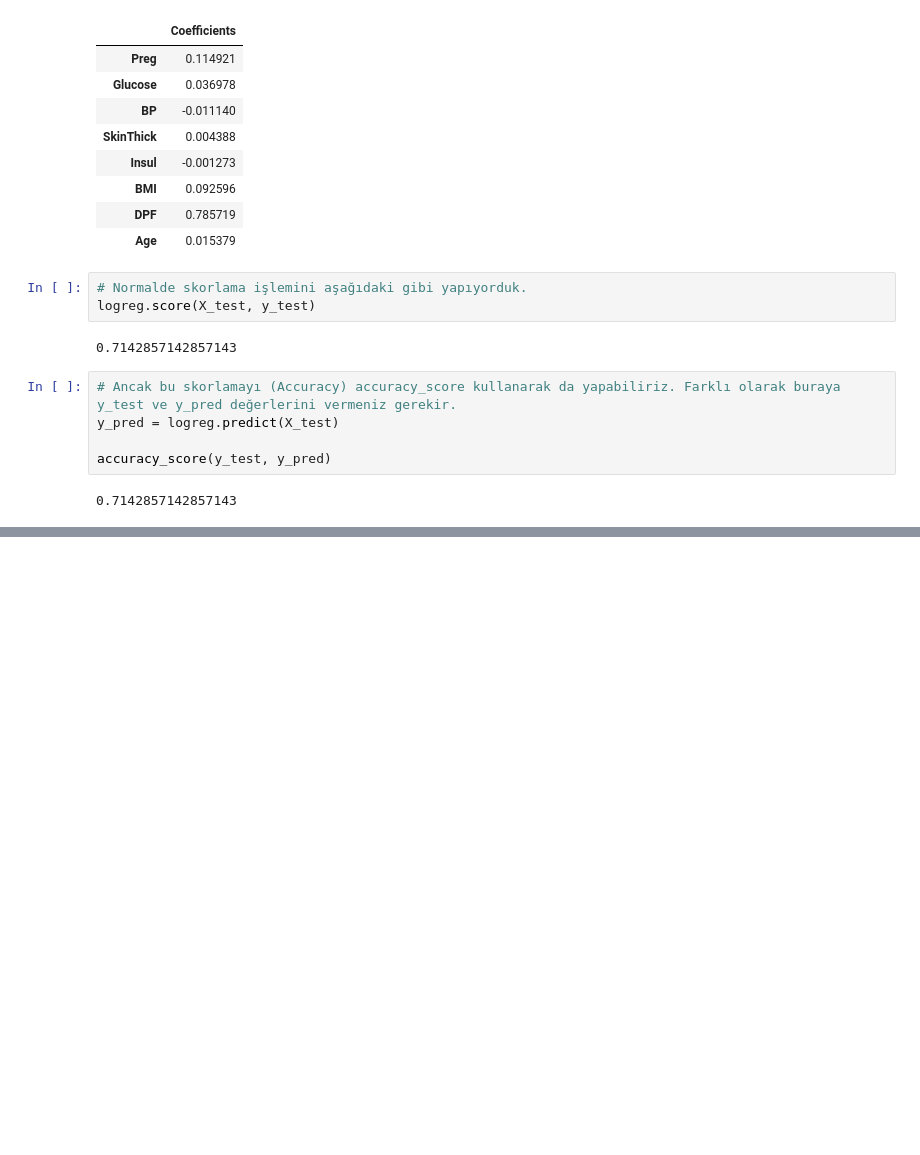
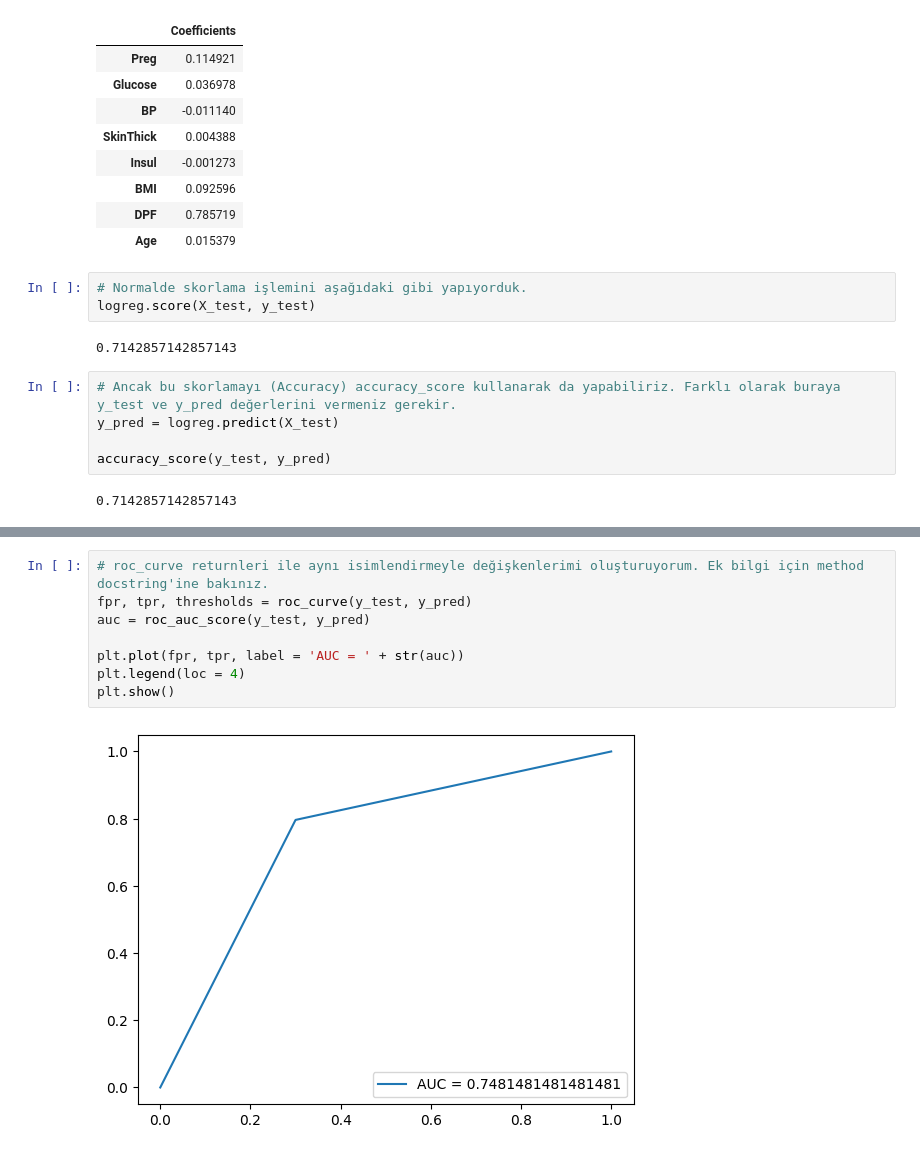
Before and after one commit to mybozkir/Machine_Learning_Practices, a Jupyter notebook: 1-Classification_Practices_TUR.ipynb, the cells around one changed output, grey strips where cells are left out. Saved outputs shown, nothing was run; the diff lists cells and outputs as text; blank space fills up the shorter version.

```diff
--- a/1-Classification_Practices_TUR.ipynb
+++ b/1-Classification_Practices_TUR.ipynb
@@ -306,0 +431,10 @@ accuracy_score(y_test, y_pred)
+# %%
+# roc_curve returnleri ile aynı isimlendirmeyle değişkenlerimi oluşturuyorum. Ek bilgi için method docstring'ine bakınız.
+fpr, tpr, thresholds = roc_curve(y_test, y_pred)
+auc = roc_auc_score(y_test, y_pred)
+
+plt.plot(fpr, tpr, label = 'AUC = ' + str(auc))
+plt.legend(loc = 4)
+plt.show()
+# %% [output]
+[figure, added]
```
Also changed, not shown: parts of 32 cells of this notebook.
